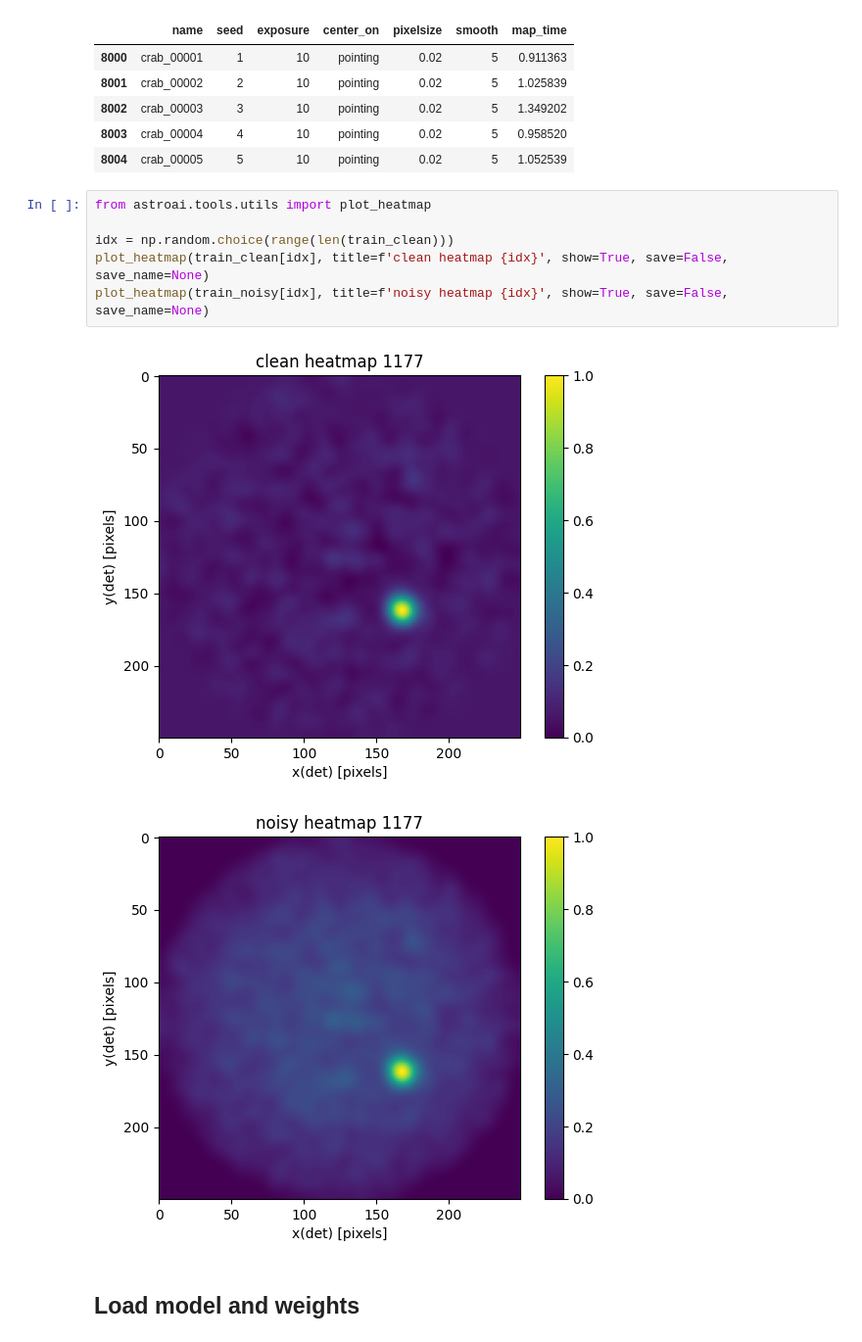
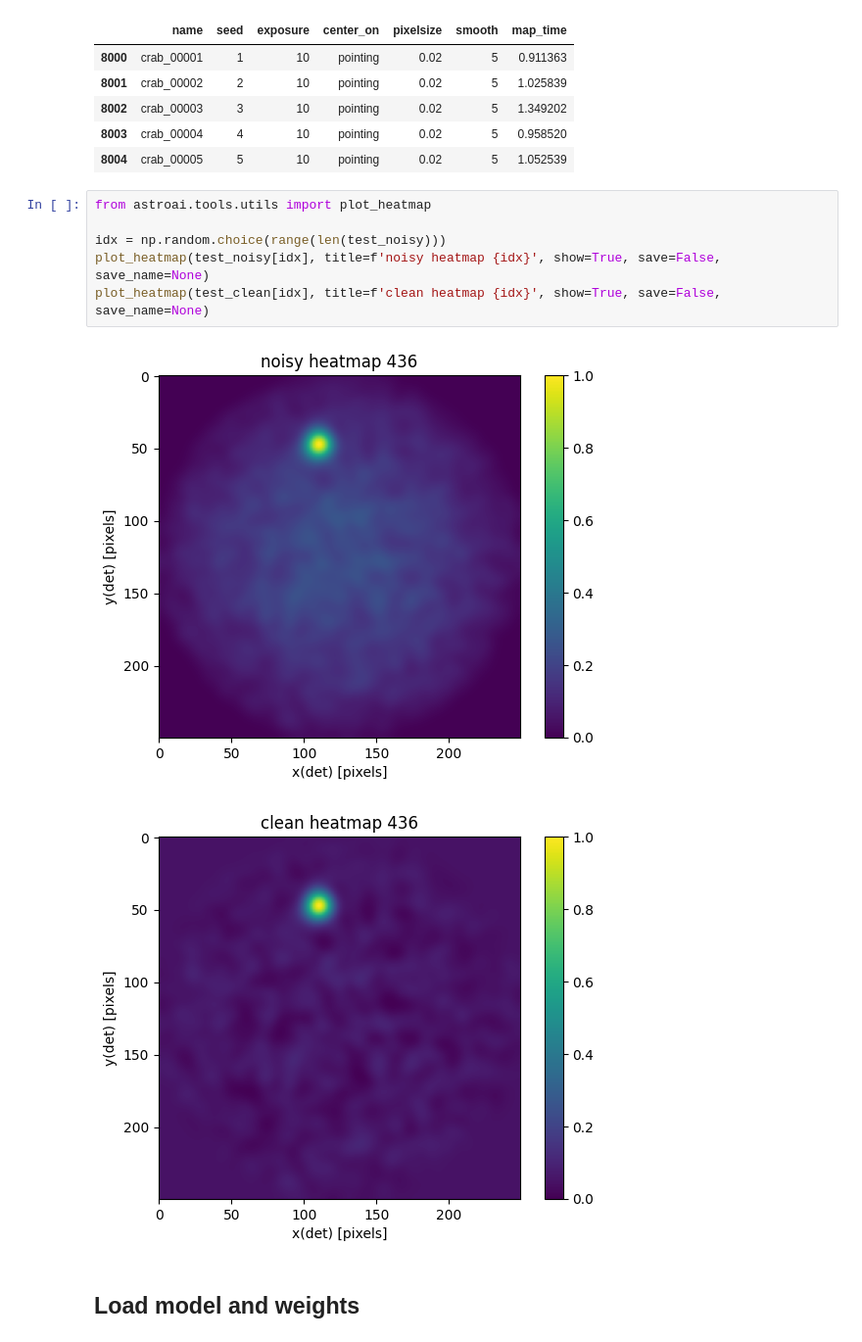
Before and after one commit to ambra-dipiano/astroAI, a Jupyter notebook: astroai/notebooks/cnn-cleaner.ipynb, the cells around one changed output. Shown at 98% size. Drawn from its saved outputs; the diff is of its cells as text.

```diff
--- a/astroai/notebooks/cnn-cleaner.ipynb
+++ b/astroai/notebooks/cnn-cleaner.ipynb
@@ -57,12 +57,12 @@ map_data.head()
 # %%
 from astroai.tools.utils import plot_heatmap
 
-idx = np.random.choice(range(len(train_clean)))
-plot_heatmap(train_clean[idx], title=f'clean heatmap {idx}', show=True, save=False, save_name=None)
-plot_heatmap(train_noisy[idx], title=f'noisy heatmap {idx}', show=True, save=False, save_name=None)
+idx = np.random.choice(range(len(test_noisy)))
+plot_heatmap(test_noisy[idx], title=f'noisy heatmap {idx}', show=True, save=False, save_name=None)
+plot_heatmap(test_clean[idx], title=f'clean heatmap {idx}', show=True, save=False, save_name=None)
 # %% [output]
-[figure, old version]
+[figure, new version]
-[figure, old version]
+[figure, new version]
 # %% [markdown]
 ## Load model and weights
 # %%
```
Also changed, not shown: parts of 6 cells of this notebook, 1 other file.
